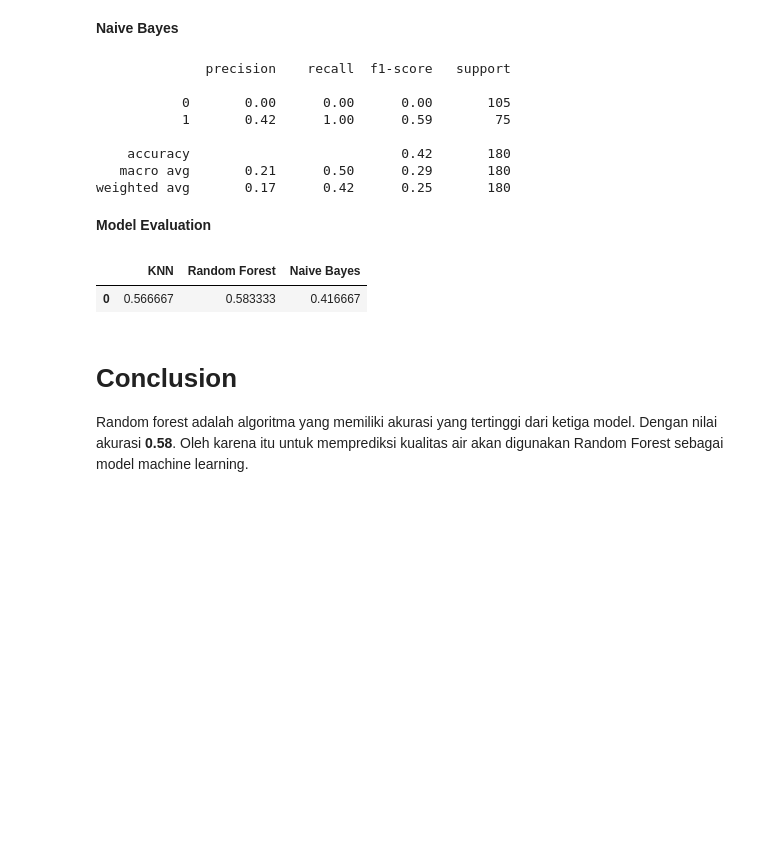
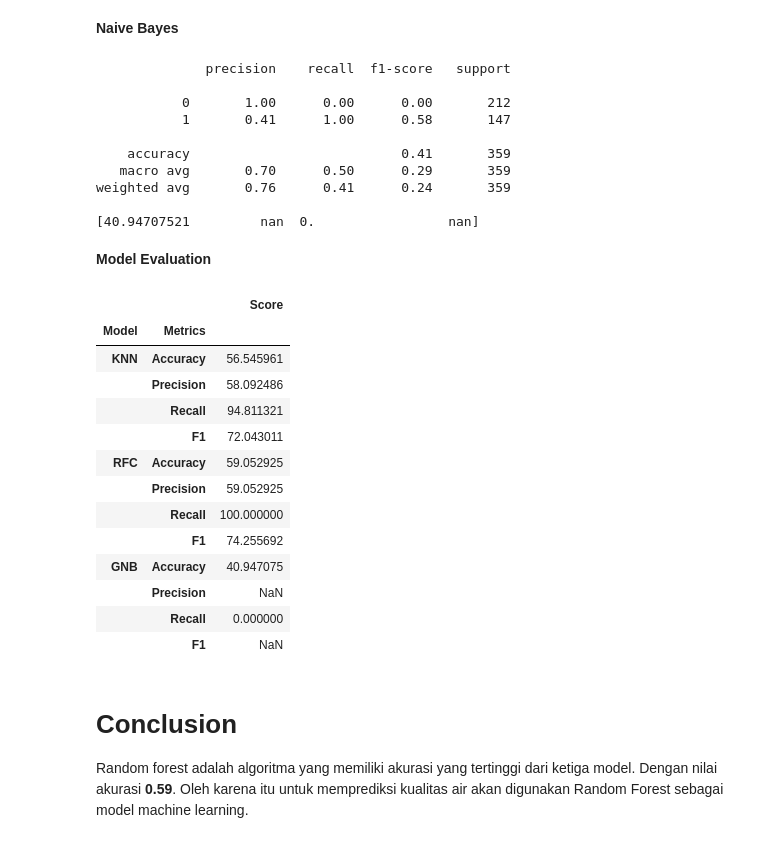
Before and after one commit to salsabilar311/Predictive-Analytics_Water-Quality, a Jupyter notebook: Water_Quality_Prediction.ipynb, the cells around one changed output. Saved outputs shown, nothing was run; the diff lists cells and outputs as text; code cells hidden in the pictures; blank space fills up the shorter version.

Commit message:
add metrics evaluation

```diff
--- a/Water_Quality_Prediction.ipynb
+++ b/Water_Quality_Prediction.ipynb
@@ -8,7 +8,7 @@ from sklearn.preprocessing import StandardScaler
 from sklearn.model_selection import train_test_split
 import numpy as np
 # %%
-df = pd.read_csv('https://raw.githubusercontent.com/salsabilar311/Predictive-Analytics_Water-Quality/main/water_potability.csv?token=GHSAT0AAAAAACNPNJMQZVVQDU4EUO5ADYQCZN3EHTA')
+df = pd.read_csv('https://raw.githubusercontent.com/salsabilar311/Predictive-Analytics_Water-Quality/main/water_potability.csv?token=GHSAT0AAAAAACNPNJMRA3BYNUHZZAJ7SZ3IZN7GFGA')
 df
 # %% [output]
 |  | ph | Hardness | Solids | Chloramines | Sulfate | Conductivity | Organic_carbon | Trihalomethanes | ... |
@@ -68,7 +68,7 @@ Text(0.5, 1.0, 'Correlation Matrix untuk Fitur Numerik')
 X = df.drop(["Potability"],axis =1)
 y = df["Potability"]
 
-X_train, X_test, y_train, y_test = train_test_split(X, y, test_size = 0.1, random_state = 123)
+X_train, X_test, y_train, y_test = train_test_split(X, y, test_size = 0.2, random_state = 123)
 
 print('X_train shape:', X_train.shape)
 print('y_train shape:', y_train.shape)
@@ -168,38 +193,71 @@ weighted avg       0.34      0.58      0.43       180
 # Metode Naive Bayes
 from sklearn.naive_bayes import GaussianNB
 gnb = GaussianNB()
-gnb.fit(X_train, y_train)
+gnb.fit(X_train, y_train.values)
 
 # Memprediksi hasil Test Set
-y_pred_gnb = gnb.predict(X_test)
+y_pred_gnb = gnb.predict(X_test.values)
 
 # Membuat Confusion Matrix
 from sklearn.metrics import confusion_matrix
-cm_gnb = confusion_matrix(y_test, y_pred_gnb)
+cm_gnb = confusion_matrix(y_test.values, y_pred_gnb)
 
 # Menghitung nilai akurasi dari klasifikasi naive bayes
 from sklearn.metrics import classification_report
-print(classification_report(y_test, y_pred_gnb))
+print(classification_report(y_test.values, y_pred_gnb, zero_division=1))
 
-acc.append((cm_gnb[0][0]+cm_gnb[1][1])/(cm_gnb[0][0]+cm_gnb[1][1]+cm_gnb[0][1]+cm_gnb[1][0]))
-model.append('Naive Bayes')
+gnb = []
+
+accuracy = ((cm_gnb[0][0]+cm_gnb[1][1])/(cm_gnb[0][0]+cm_gnb[1][1]+cm_gnb[0][1]+cm_gnb[1][0]))*100
+precision = (cm_gnb[0][0]/(cm_gnb[0][0]+cm_gnb[1][0]))*100
+recall = (cm_gnb[0][0]/(cm_gnb[0][0]+cm_gnb[0][1]))*100
+f1 = ((2*precision*recall)/(precision+recall))
+
+gnb.append(accuracy)
+gnb.append(precision)
+gnb.append(recall)
+gnb.append(f1)
+
+gnb = np.array(gnb)
+print(gnb)
 # %% [output]
               precision    recall  f1-score   support
 
-           0       0.00      0.00      0.00       105
-           1       0.42      1.00      0.59        75
+           0       1.00      0.00      0.00       212
+           1       0.41      1.00      0.58       147
 
-    accuracy                           0.42       180
-   macro avg       0.21      0.50      0.29       180
-weighted avg       0.17      0.42      0.25       180
+    accuracy                           0.41       359
+   macro avg       0.70      0.50      0.29       359
+weighted avg       0.76      0.41      0.24       359
+
+[40.94707521         nan  0.                 nan]
 # %% [markdown]
 **Model Evaluation**
-# %%
-df_model = pd.DataFrame(data=[acc], columns=model)
-df_model
-# %% [output]
-|  | KNN | Random Forest | Naive Bayes |
-| 0 | 0.566667 | 0.583333 | 0.416667 |
+# %%
+score = ['Accuracy', 'Precision', 'Recall', 'F1', 'Accuracy', 'Precision', 'Recall', 'F1', 'Accuracy', 'Precision', 'Recall', 'F1']
+model = ["KNN","KNN","KNN","KNN", "RFC","RFC","RFC","RFC", "GNB","GNB","GNB","GNB"]
+nilai = np.concatenate((knn, rfc, gnb))
+kolom = ['Model', 'Metrics', 'Score']
+data = [model, score, nilai]
+df_model = pd.DataFrame(dict(zip(kolom, data)))
+
+df_model = df_model.set_index(['Model', 'Metrics'])
+display(df_model)
+# %% [output]
+|  |  | Score |
+| Model | Metrics |  |
+| KNN | Accuracy | 56.545961 |
+|  | Precision | 58.092486 |
+|  | Recall | 94.811321 |
+|  | F1 | 72.043011 |
+| RFC | Accuracy | 59.052925 |
+|  | Precision | 59.052925 |
+|  | Recall | 100.000000 |
+|  | F1 | 74.255692 |
+| GNB | Accuracy | 40.947075 |
+|  | Precision | NaN |
+|  | Recall | 0.000000 |
+|  | F1 | NaN |
 # %% [markdown]
 # Conclusion
-Random forest adalah algoritma yang memiliki akurasi yang tertinggi dari ketiga model. Dengan nilai akurasi **0.58**. Oleh karena itu untuk memprediksi kualitas air akan digunakan Random Forest sebagai model machine learning.
+Random forest adalah algoritma yang memiliki akurasi yang tertinggi dari ketiga model. Dengan nilai akurasi **0.59**. Oleh karena itu untuk memprediksi kualitas air akan digunakan Random Forest sebagai model machine learning.
```
Also changed, not shown: parts of 5 cells of this notebook.
